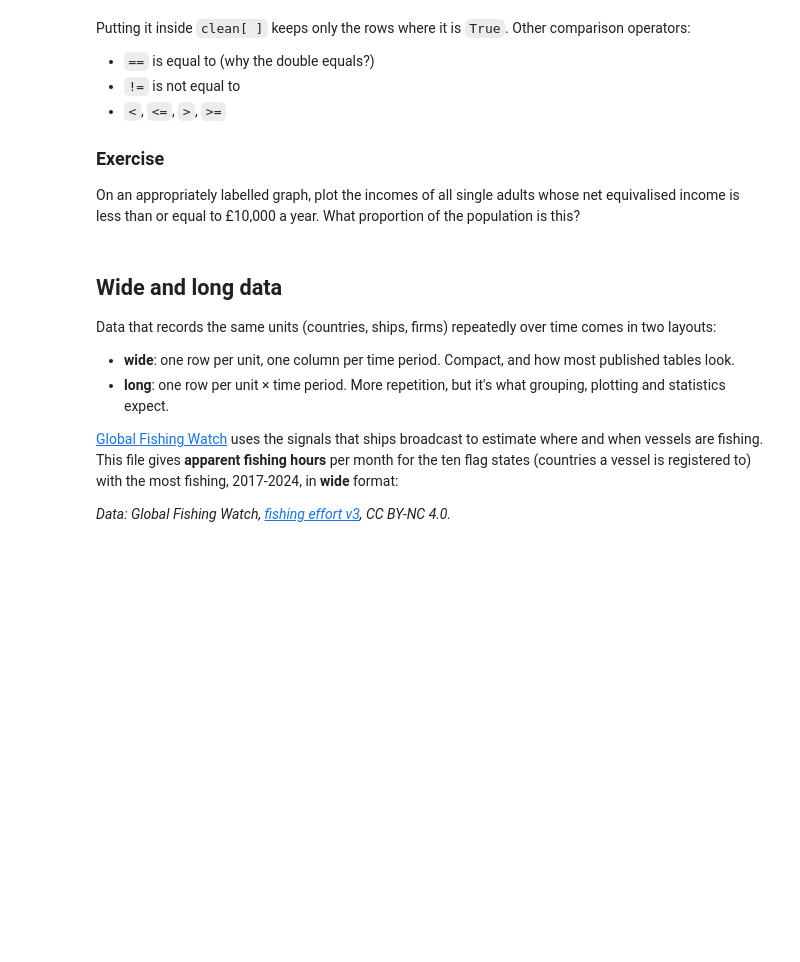
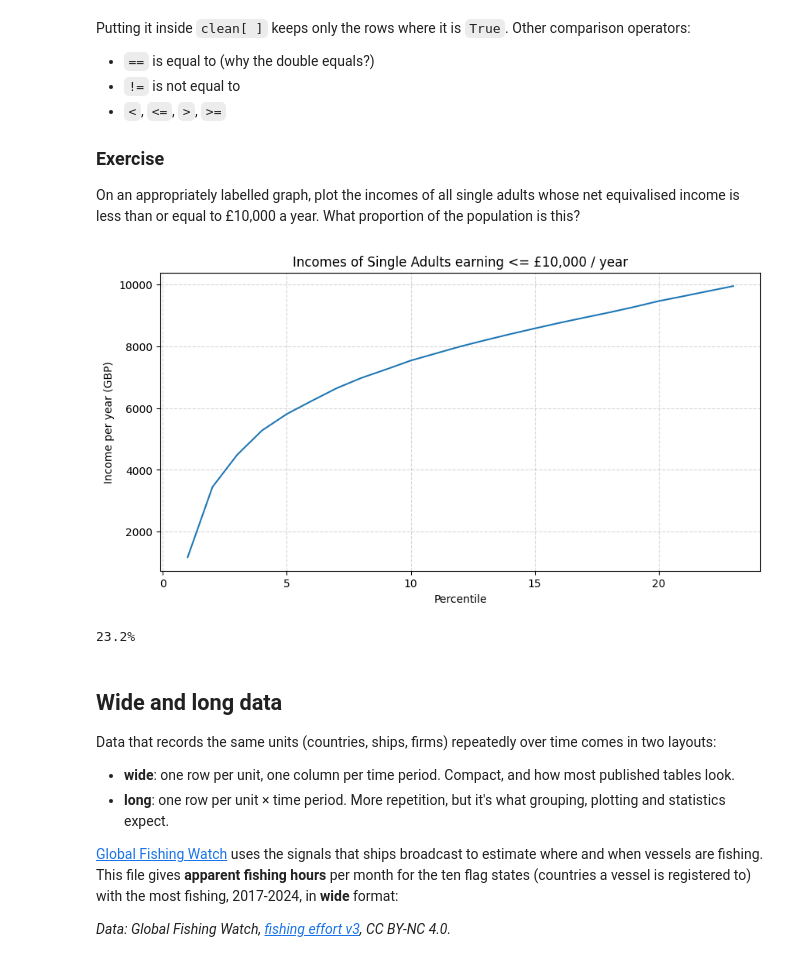
Before and after one commit to kimanag/QM2, a Jupyter notebook: notebooks/W02. Pandas Anastasia.ipynb, the cells around one changed output. Drawn from its saved outputs; the diff is of its cells as text; code cells hidden in the pictures; blank space fills up the shorter version.

```diff
--- a/notebooks/W02. Pandas Anastasia.ipynb
+++ b/notebooks/W02. Pandas Anastasia.ipynb
@@ -293,7 +309,20 @@ Putting it inside `clean[ ]` keeps only the rows where it is `True`. Other compa
 
 On an appropriately labelled graph, plot the incomes of all single adults whose net equivalised income is less than or equal to £10,000 a year. What proportion of the population is this?
 # %%
-# your code here
+poor_singles = clean2[clean2["Single adult"] <= 10000]
+
+poor_singles["Single adult"].plot()
+plt.title("Incomes of Single Adults earning <= £10,000 / year")
+plt.xlabel("Percentile")
+plt.ylabel("Income per year (GBP)")
+plt.grid(True, linestyle="--", alpha=0.5)
+plt.show()
+
+proportion = len(poor_singles) / len(clean2) * 100
+print(f"{proportion:.1f}%")
+# %% [output]
+[figure, added]
+23.2%
 # %% [markdown]
 ## Wide and long data
 
```
Also changed, not shown: parts of 5 cells of this notebook.
